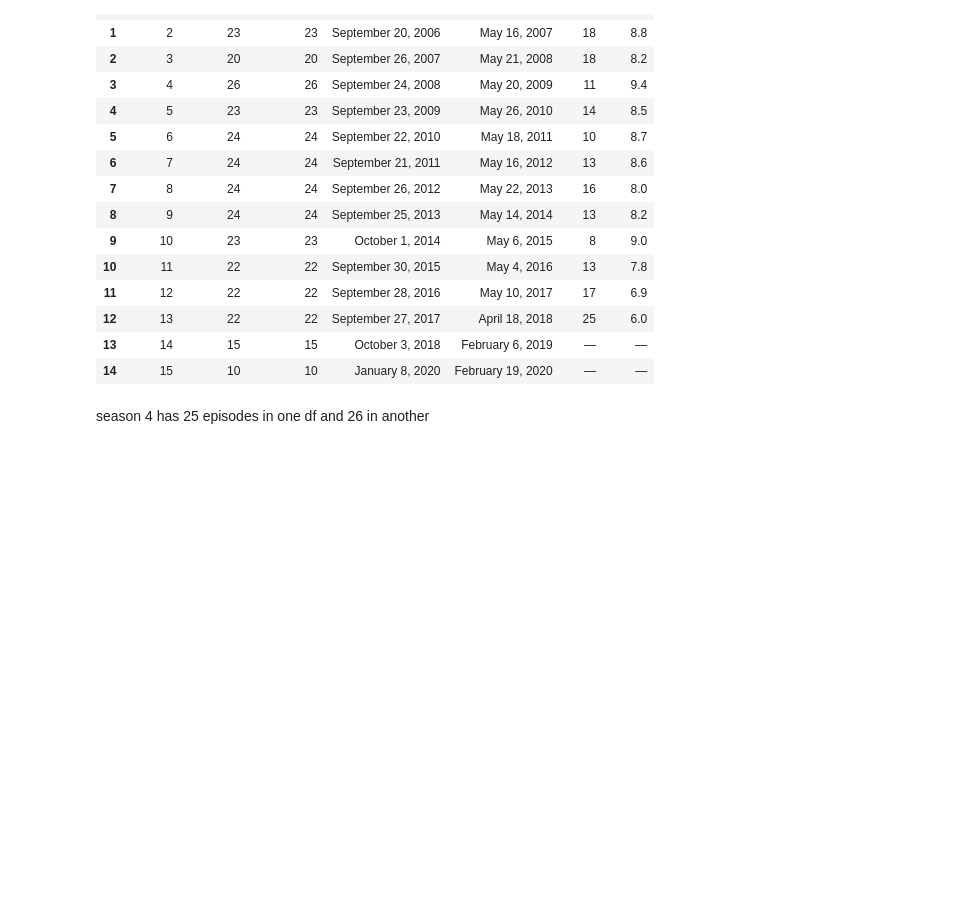
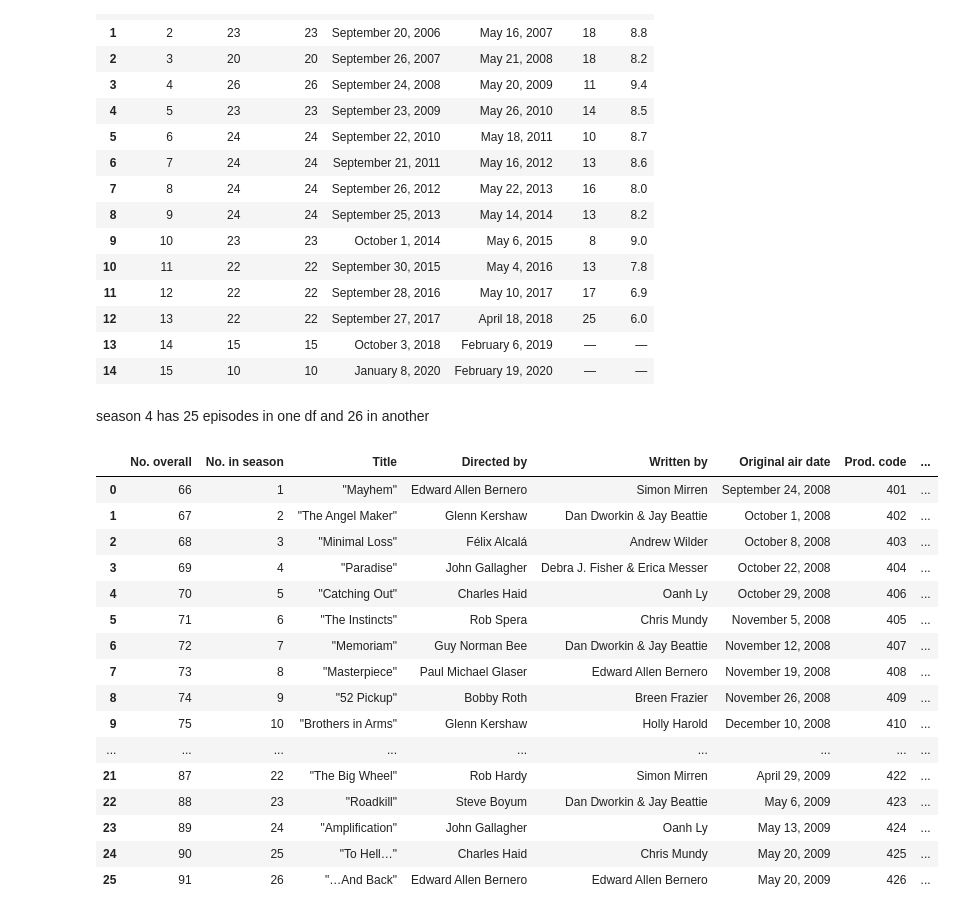
Before and after one commit to WayneNyariroh/criminalmindstv_webscraping_EDA, a Jupyter notebook: CM-data-scraping.ipynb, the cells around one changed output. Cells and saved outputs as stored; diff of their text form; code cells hidden in the pictures; blank space fills up the shorter version.

```diff
--- a/CM-data-scraping.ipynb
+++ b/CM-data-scraping.ipynb
@@ -320,3 +321,23 @@ wiki_html[0]
 | 14 | 15 | 10 | 10 | January 8, 2020 | February 19, 2020 | — | — |
 # %% [markdown]
 season 4 has 25 episodes in one df and 26 in another
+# %%
+wiki_html[4]
+# %% [output]
+|  | No. overall | No. in season | Title | Directed by | Written by | Original air date | Prod. code | ... |
+| 0 | 66 | 1 | "Mayhem" | Edward Allen Bernero | Simon Mirren | September 24, 2008 | 401 | ... |
+| 1 | 67 | 2 | "The Angel Maker" | Glenn Kershaw | Dan Dworkin & Jay Beattie | October 1, 2008 | 402 | ... |
+| 2 | 68 | 3 | "Minimal Loss" | Félix Alcalá | Andrew Wilder | October 8, 2008 | 403 | ... |
+| 3 | 69 | 4 | "Paradise" | John Gallagher | Debra J. Fisher & Erica Messer | October 22, 2008 | 404 | ... |
+| 4 | 70 | 5 | "Catching Out" | Charles Haid | Oanh Ly | October 29, 2008 | 406 | ... |
+| 5 | 71 | 6 | "The Instincts" | Rob Spera | Chris Mundy | November 5, 2008 | 405 | ... |
+| 6 | 72 | 7 | "Memoriam" | Guy Norman Bee | Dan Dworkin & Jay Beattie | November 12, 2008 | 407 | ... |
+| 7 | 73 | 8 | "Masterpiece" | Paul Michael Glaser | Edward Allen Bernero | November 19, 2008 | 408 | ... |
+| 8 | 74 | 9 | "52 Pickup" | Bobby Roth | Breen Frazier | November 26, 2008 | 409 | ... |
+| 9 | 75 | 10 | "Brothers in Arms" | Glenn Kershaw | Holly Harold | December 10, 2008 | 410 | ... |
+| ... | ... | ... | ... | ... | ... | ... | ... | ... |
+| 21 | 87 | 22 | "The Big Wheel" | Rob Hardy | Simon Mirren | April 29, 2009 | 422 | ... |
+| 22 | 88 | 23 | "Roadkill" | Steve Boyum | Dan Dworkin & Jay Beattie | May 6, 2009 | 423 | ... |
+| 23 | 89 | 24 | "Amplification" | John Gallagher | Oanh Ly | May 13, 2009 | 424 | ... |
+| 24 | 90 | 25 | "To Hell…" | Charles Haid | Chris Mundy | May 20, 2009 | 425 | ... |
+| 25 | 91 | 26 | "…And Back" | Edward Allen Bernero | Edward Allen Bernero | May 20, 2009 | 426 | ... |
```
Also changed, not shown: parts of 3 cells of this notebook, 1 other file.
